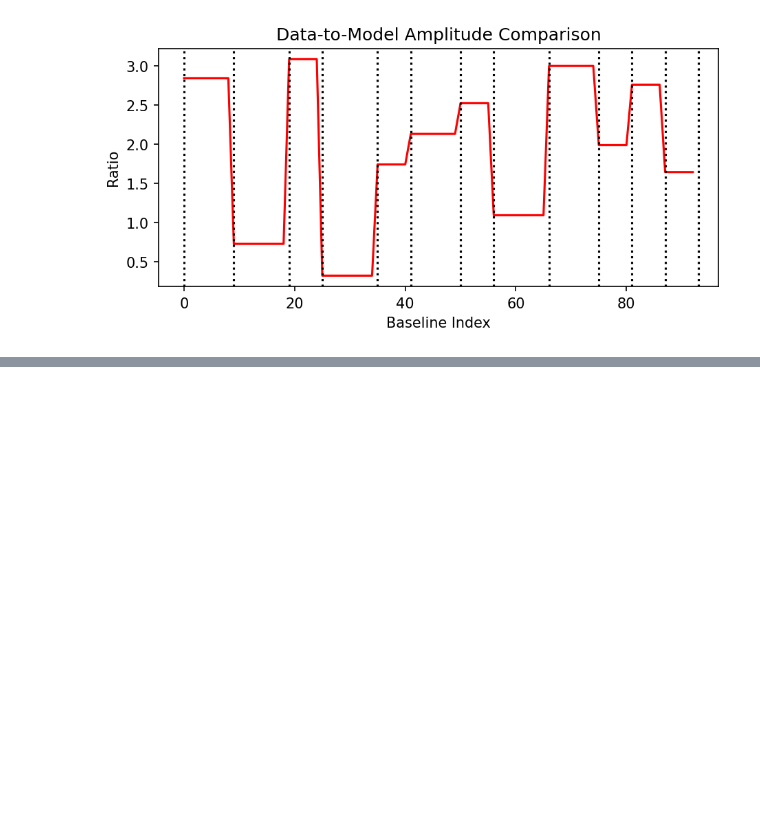
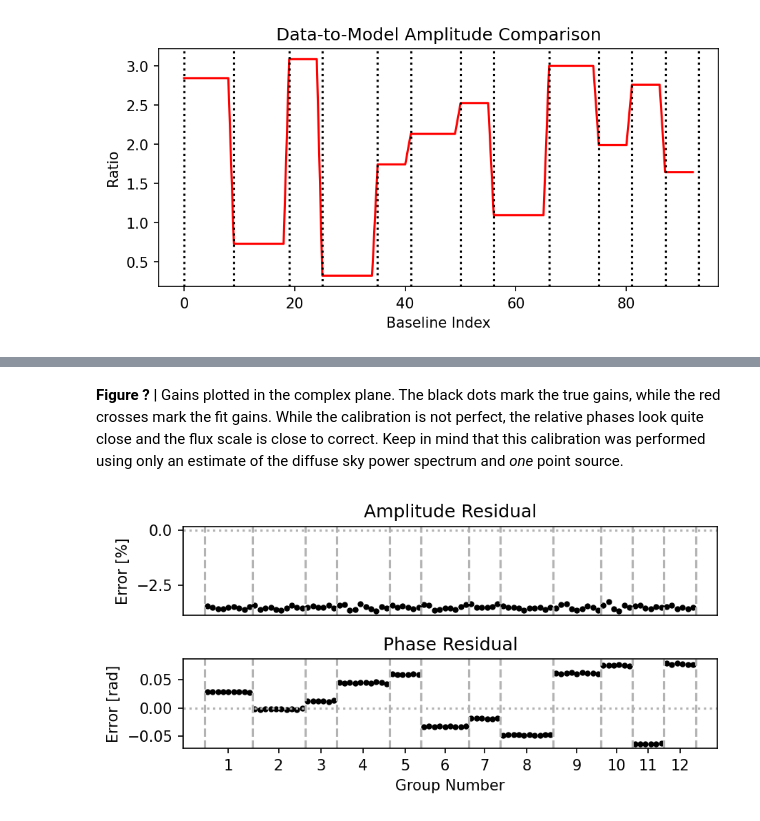
Before and after one commit to r-pascua/corrcal, a Jupyter notebook: docs/tutorials/calibration_example.ipynb, the cells around one changed output, grey strips where cells are left out. Saved outputs shown, nothing was run; the diff lists cells and outputs as text; code cells hidden in the pictures; blank space fills up the shorter version.

```diff
--- a/docs/tutorials/calibration_example.ipynb
+++ b/docs/tutorials/calibration_example.ipynb
@@ -651,0 +668,43 @@ ValueError: too many values to unpack (expected 2)
+# %% [markdown]
+**Figure ? |** Gains plotted in the complex plane. The black dots mark the true gains, while the red crosses mark the fit gains. While the calibration is not perfect, the relative phases look quite close and the flux scale is close to correct. Keep in mind that this calibration was performed using only an estimate of the diffuse sky power spectrum and *one* point source.
+# %%
+# Now let's look at the calibrated data.
+fig, axes = plt.subplots(2, 1, figsize=(6,3), dpi=150)
+axes[1].set_xlabel("Group Number")
+axes[0].set_title("Amplitude Residual")
+axes[1].set_title("Phase Residual")
+axes[0].set_ylabel("Error [%]")
+axes[1].set_ylabel("Error [rad]")
+
+true_data = np.array(
+    [
+        uvdata.get_data(ai, aj, "xx")[0,0]
+        for ai, aj in zip(ant_1_array, ant_2_array)
+    ]
+)
+true_gain_mat = true_gains[ant_1_array] * true_gains[ant_2_array].conj()
+fit_gain_mat = gain_soln[ant_1_array] * gain_soln[ant_2_array].conj()
+cal_data = true_data * true_gain_mat / fit_gain_mat
+amp_resid = 100 * (
+    np.abs(cal_data) - np.abs(true_data)
+) / np.abs(true_data)
+phs_resid = np.angle(true_data * cal_data.conj())
+
+axes[0].plot(
+    0.5 + np.arange(ant_1_array.size), amp_resid, color="k", marker=".", lw=0
+)
+axes[1].plot(
+    0.5 + np.arange(ant_1_array.size), phs_resid, color="k", marker=".", lw=0
+)
+
+for ax in axes:
+    ax.axhline(0, color="0.7", ls=":")
+    for edge in edges:
+        ax.axvline(edge, color="0.7", ls="--")
+
+axes[1].set_xticks(0.5 * (edges[1:] + edges[:-1]))
+axes[1].set_xticklabels(range(1,len(edges)))
+axes[0].xaxis.set_visible(False)
+fig.tight_layout();
+# %% [output]
+[figure, added]
```
Also changed, not shown: parts of 46 cells of this notebook.
